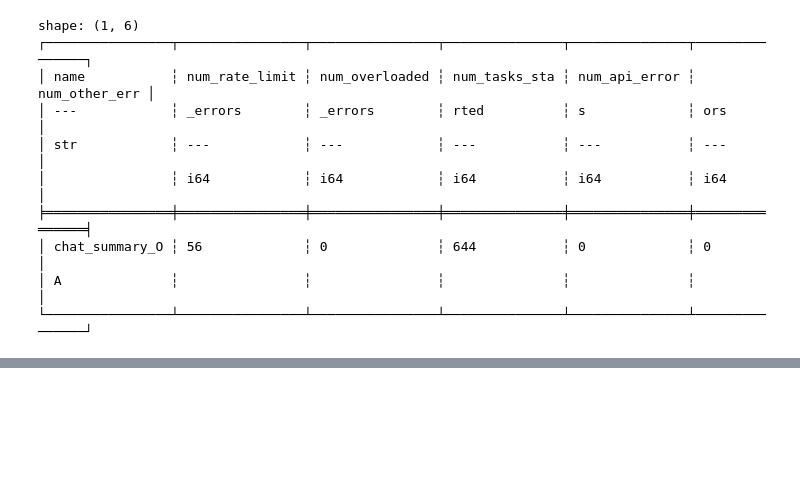
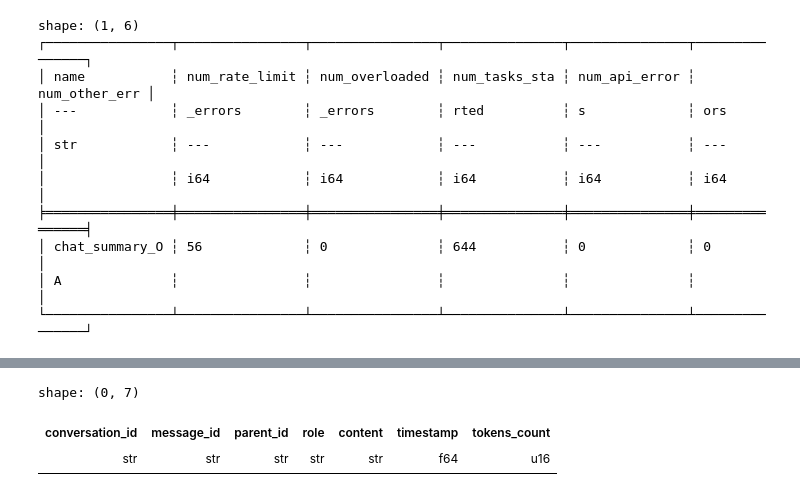
Before and after one commit to Neural-Dragon-AI/BabyDragon, a Jupyter notebook: notebooks/unified_memory_manager.ipynb, the cells around one changed output, grey strips where cells are left out. Saved outputs shown, nothing was run; the diff lists cells and outputs as text; code cells hidden in the pictures; blank space fills up the shorter version.

Commit message:
add initial context memory for chat class

```diff
--- a/notebooks/unified_memory_manager.ipynb
+++ b/notebooks/unified_memory_manager.ipynb
@@ -401,3 +436,12 @@ class CustomChat(BaseChat):
 
     def get_last_system_message(self) -> pl.DataFrame:
         return self.chat_frame.last_message(role="system")
+# %%
+# Initializing CustomChat with a specific model and token limit
+chat = CustomChat(model="gpt-3.5-turbo-16k", max_output_tokens=2000)
+# %%
+chat.get_conversation_history()
+# %% [output]
+shape: (0, 7)
+| conversation_id | message_id | parent_id | role | content | timestamp | tokens_count |
+| str | str | str | str | str | f64 | u16 |
```
Also changed, not shown: parts of 4 cells of this notebook.
